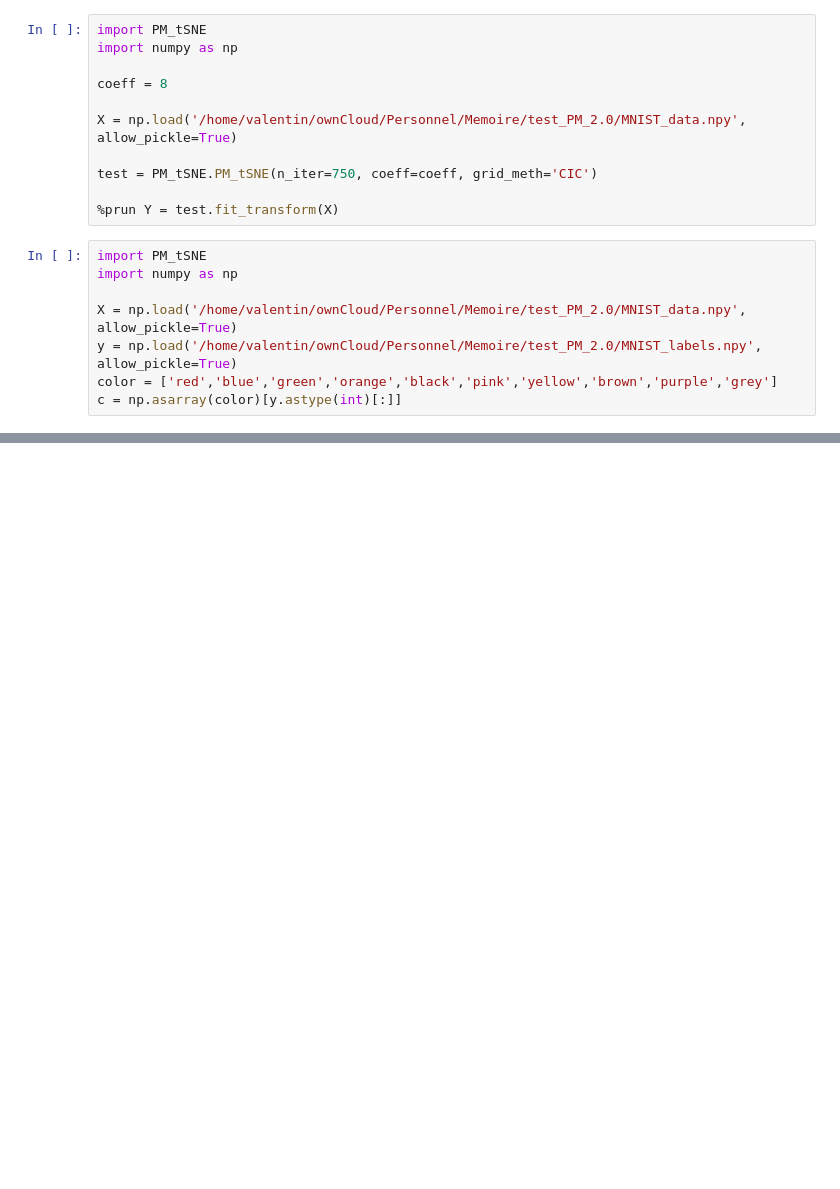
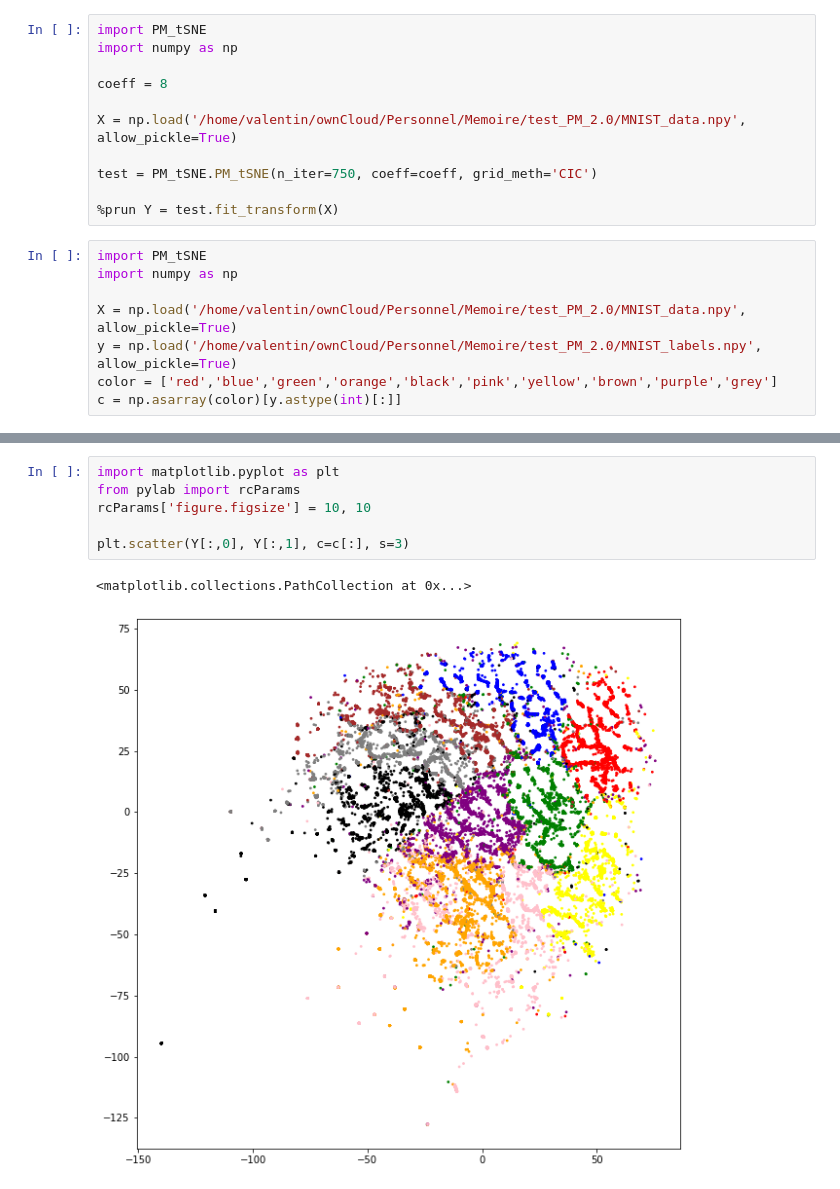
Before and after one commit to ValDelch/PM_tSNE, a Jupyter notebook: test.ipynb, the cells around one changed output, grey strips where cells are left out. Saved outputs shown, nothing was run; the diff lists cells and outputs as text; blank space fills up the shorter version.

```diff
--- a/test.ipynb
+++ b/test.ipynb
@@ -37,0 +35,9 @@ np.searchsorted(coord, 0.45) - 1
+# %%
+import matplotlib.pyplot as plt
+from pylab import rcParams
+rcParams['figure.figsize'] = 10, 10
+
+plt.scatter(Y[:,0], Y[:,1], c=c[:], s=3)
+# %% [output]
+<matplotlib.collections.PathCollection at 0x...>
+[figure, added]
```
Also changed, not shown: parts of 4 cells of this notebook, 4 other files.
